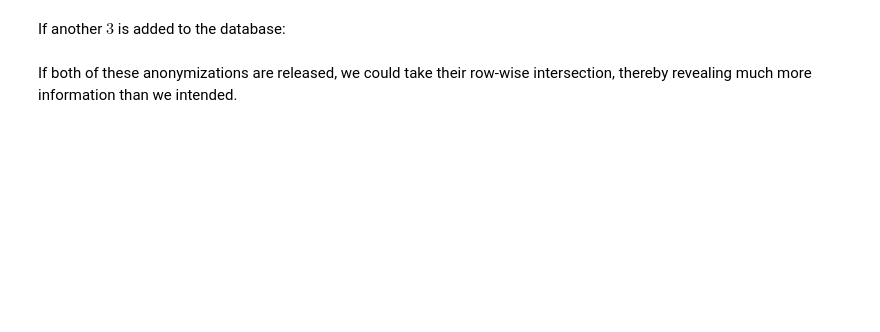
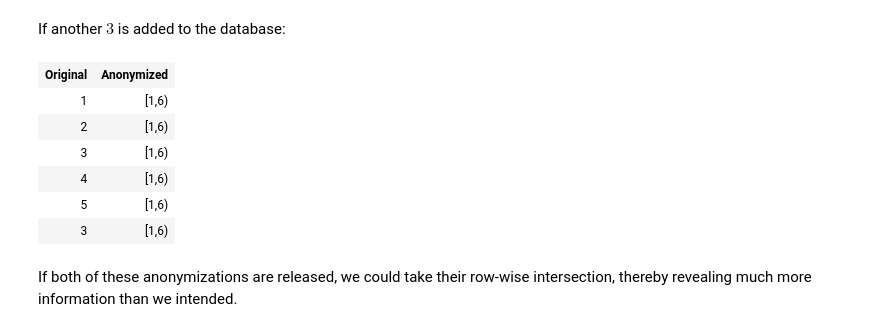
Before and after one commit to oisdk/IHaskell, a Jupyter notebook: notebooks/Privacy.ipynb, the cells around one changed output. Cells and saved outputs as stored; diff of their text form; code cells hidden in the pictures; blank space fills up the shorter version.

```diff
--- a/notebooks/Privacy.ipynb
+++ b/notebooks/Privacy.ipynb
@@ -684,9 +758,17 @@ incrementalTable
 # %% [markdown]
 If another $3$ is added to the database:
 # %%
-nextTree = PrivateHuffman 2 singletonRange (alphHuffmanTree [1,2,3,4,5,3]) :: PrivateHuffman Int (Range Int)
+nextTree = PrivateTree (2<) (foldMap1 singletonRange) (alphHuffmanTree [1,2,3,4,5,3])
 nextTable = buildAnonTable nextTree [1,2,3,4,5,3]
 nextTable
+# %% [output]
+| Original | Anonymized |
+| 1 | [1,6) |
+| 2 | [1,6) |
+| 3 | [1,6) |
+| 4 | [1,6) |
+| 5 | [1,6) |
+| 3 | [1,6) |
 # %% [markdown]
 If both of these anonymizations are released, we could take their row-wise intersection, thereby revealing much more information than we intended.
 # %%
```
Also changed, not shown: parts of 17 cells of this notebook.
